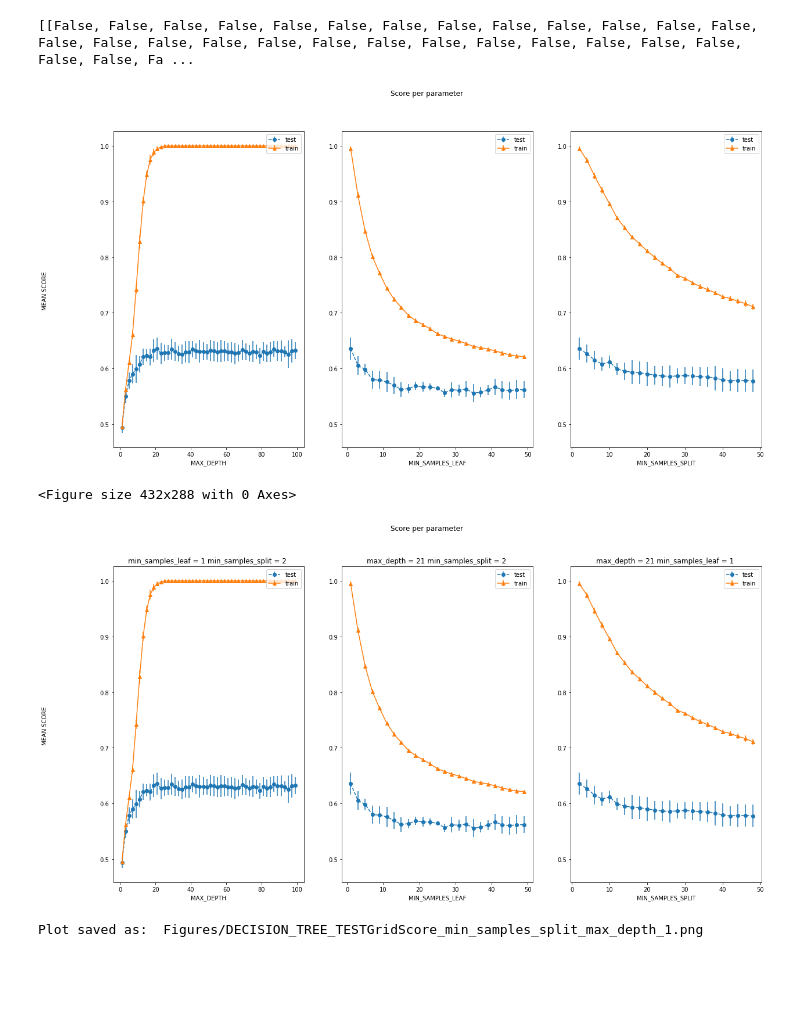
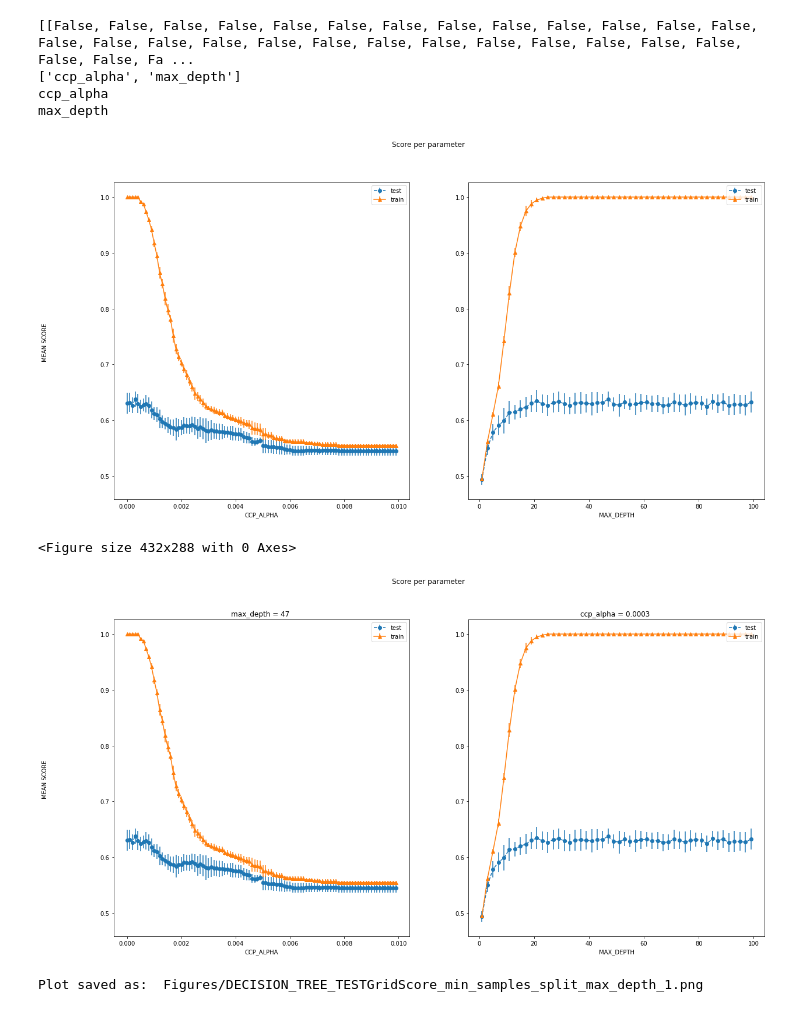
Before and after one commit to Inquisitive-ME/SupervisedLearning_Project_Code, a Jupyter notebook: DecisionTrees/wine_decision_trees_analysis.ipynb, the cells around one changed output. Drawn from its saved outputs; the diff is of its cells as text; code cells hidden in the pictures; blank space fills up the shorter version.

Commit message:
Starting on common decision tree analysis

```diff
--- a/DecisionTrees/wine_decision_trees_analysis.ipynb
+++ b/DecisionTrees/wine_decision_trees_analysis.ipynb
@@ -14,11 +14,13 @@ from sklearn.model_selection import GridSearchCV
 import matplotlib.pyplot as plt
 import joblib
 
-PLOT_PREFIX = "Figures/DECISION_TREE_TEST"
+PLOT_PREFIX = "Figures/DECISION_TREE_TEST_"
 GLOBAL_FIG_COUNTER = 0
 
 GS_FILE_NAME_PREFIX = "Analysis_Data/WINE_DECISION_TREE"
 # %%
+import DecisionTrees.common_decision_tree as common_decision_tree
+
 ccp_alpha = np.arange(0.0, 0.01, 0.0001)
 
 criterion = ['gini', 'entropy']
@@ -29,27 +31,10 @@ max_features = ['auto', 'sqrt', 'log2']
 
 parameters = {'criterion': criterion, 'min_samples_split': min_samples_split, 'min_samples_leaf': min_samples_leaf, 'max_features': max_features}
 
-parameters = {'min_samples_leaf': min_samples_leaf, 'min_samples_split': min_samples_split, 'max_depth': max_depth}
+parameters = {'max_depth': max_depth, 'min_samples_leaf': min_samples_leaf, 'min_samples_split': min_samples_split, 'ccp_alpha': ccp_alpha, 'max_features': max_features}
 
-GS_FILE_NAME = GS_FILE_NAME_PREFIX
-for key, value in parameters.items():
-    GS_FILE_NAME+=("_" + key)
-GS_FILE_NAME+=".pickle"
+X_train, X_test, y_train, y_test = get_wine_dataset()
+gs = common_decision_tree.perform_grid_search(parameters, X_train, y_train, GS_FILE_NAME_PREFIX)
 
-if os.path.exists(GS_FILE_NAME):
-    print("WARNING: file ", GS_FILE_NAME, " already exists")
-    print("NOT performing Grid Search")
-    gs = joblib.load(GS_FILE_NAME)
-    gs_results = gs
-else:
-    print("Grid Search Will be Saved to ", GS_FILE_NAME)
-    X_train, X_test, y_train, y_test = get_wine_dataset()
-
-    gs = GridSearchCV(tree.DecisionTreeClassifier(criterion='entropy'), parameters, return_train_score=True, verbose=10, n_jobs=-1)
-    gs.fit(X_train, y_train)
-
-    gs_results = gs
-
-    joblib.dump(gs, GS_FILE_NAME)
-    print("Saved ", GS_FILE_NAME)
+gs_results = gs
 # %% [output]
@@ -59,6 +60,3 @@ NOT performing Grid Search
-# %%
-gs = joblib.load(GS_FILE_NAME)
-gs_results = gs
 # %%
 def plot_search_results(grid):
     """
@@ -102,35 +100,41 @@ def plot_search_results(grid):
             y_1 = np.array(means_test[best_index])
             e_1 = np.array(stds_test[best_index])
             y_2 = np.array(means_train[best_index])
             e_2 = np.array(stds_train[best_index])
             ax[i].errorbar(x, y_1, e_1, linestyle='--', marker='o', label='test')
             ax[i].errorbar(x, y_2, e_2, linestyle='-', marker='^',label='train' )
             ax[i].set_xlabel(p.upper())
             ax[i].legend(loc="upper right")
             ax[i].yaxis.set_tick_params(labelbottom=True)
     else:
         print(np.array(params[masks_names[0]]))
         x = np.array(params[masks_names[0]])
         y_1 = np.array(means_test)
         e_1 = np.array(stds_test)
         y_2 = np.array(means_train)
         e_2 = np.array(stds_train)
         ax.errorbar(x, y_1, e_1, linestyle='--', marker='o', label='test')
         ax.errorbar(x, y_2, e_2, linestyle='-', marker='^',label='train' )
         ax.set_xlabel(masks_names[0].upper())
         ax.legend(loc="upper left")
         ax.yaxis.set_tick_params(labelbottom=True)
 
 
-    plt.savefig(PLOT_PREFIX + "GridScore_" + masks_names[0] + "_" + str(GLOBAL_FIG_COUNTER) + ".png")
+    params_string = ""
+    for param in grid.best_params_.keys():
+        params_string += (param + "_")
+    plt.savefig(PLOT_PREFIX + "GridScore_" + params_string + str(GLOBAL_FIG_COUNTER) + ".png")
     GLOBAL_FIG_COUNTER += 1
     plt.show()
     plt.tight_layout()
 
 plot_search_results(gs_results)
 # %% [output]
 [[False, False, False, False, False, False, False, False, False, False, False, False, False, False, False, False, False, False, False, False, False, False, False, False, False, False, False, False, Fa ...
+['ccp_alpha', 'max_depth']
+ccp_alpha
+max_depth
-[figure, old version]
+[figure, new version]
 <Figure size 432x288 with 0 Axes>
 # %%
 def plot_grid_search(gs_results):
@@ -206,7 +210,7 @@ def plot_grid_search(gs_results):
 
 plot_grid_search(gs_results)
 # %% [output]
-[figure, old version]
+[figure, new version]
 # %%
 # From https://stackoverflow.com/questions/37161563/how-to-graph-grid-scores-from-gridsearchcv
 def plot_grid_search(cv_results, name_param_1, name_param_2, score_limit):
```
Also changed, not shown: parts of 3 cells of this notebook, 3 other files.
